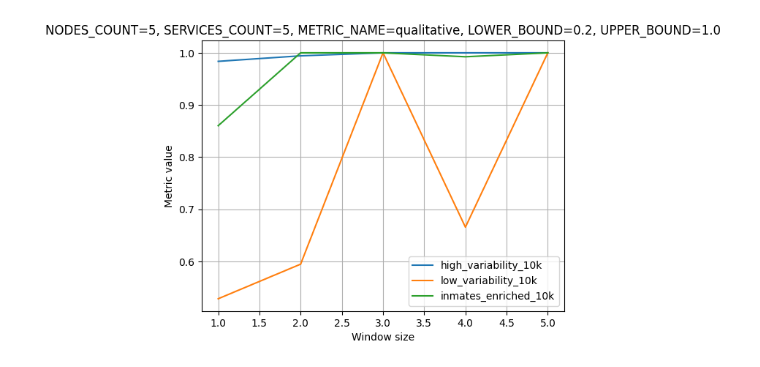
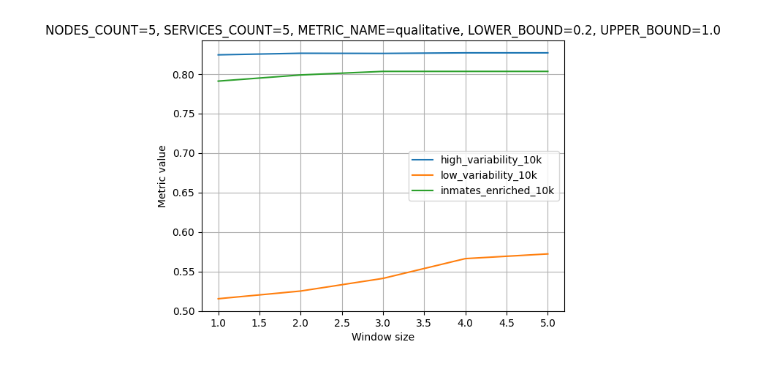
Before and after one commit to SESARLab/data-quality-simulator, a Jupyter notebook: notebooks/aggregate.ipynb, the cells around one changed output. Cells and saved outputs as stored; diff of their text form; code cells hidden in the pictures.

Commit message:
fix metrics comparison: metrics with lower values are better

```diff
--- a/notebooks/aggregate.ipynb
+++ b/notebooks/aggregate.ipynb
@@ -37,31 +37,20 @@ results_filters = [
     lambda df: df['nodes_count'] == NODES_COUNT,
     lambda df: df['metric_name'] == METRIC_NAME,
     lambda df: df['lower_bound'] == LOWER_BOUND,
-    lambda df: df['upper_bound'] == UPPER_BOUND
+    lambda df: df['upper_bound'] == UPPER_BOUND,
+    lambda df: df['description'] == 'column and row filtering with column_frac=0.2'
 ]
 
 def apply_filters_to_dataset(df, filters):
     compound_condition = functools.reduce(operator.and_, map(lambda filter: filter(df), filters))
     return df[compound_condition]
 
-exhaustive_metric_value = {
-    dataset: apply_filters_to_dataset(results,
-                                      results_filters + [
-                                          lambda df: df['dataset'] == dataset,
-                                          lambda df: df['window_size'] == NODES_COUNT
-                                      ]
-                                     ).metric_value.iloc[0] \
-        for dataset in tested_datasets
-}
-
 results_per_dataset = {}
 for dataset in tested_datasets:
     dataset_results = apply_filters_to_dataset(results, results_filters + [lambda df: df['dataset'] == dataset]) \
-        .sort_values(by=['experiment_id', 'window_size'])
+        .sort_values(by=['experiment_id', 'window_size', 'description'])
 
     display(dataset_results)
     results_per_dataset[dataset] = dataset_results
-
-exhaustive_metric_value
 # %% [output]
 |  | execution_time | experiment_id | window_size | max_nodes | nodes_count | max_services | services_count | ... |
@@ -88,18 +74,18 @@ exhaustive_metric_value
 # %%
 import matplotlib.pyplot as plt
 
 fig, ax = plt.subplots()
 # plt.figure(figsize=(10, 6))
 
 for dataset, dresults in results_per_dataset.items():
-    ax.plot(dresults['window_size'], dresults['metric_value'] / exhaustive_metric_value[dataset], label=dataset)
+    ax.plot(dresults['window_size'], dresults['metric_value'], label=dataset)
 
 ax.set_title(f'NODES_COUNT={NODES_COUNT}, SERVICES_COUNT={SERVICES_COUNT}, METRIC_NAME={METRIC_NAME}, LOWER_BOUND={LOWER_BOUND}, UPPER_BOUND={UPPER_BOUND}')
 ax.set_xlabel('Window size')
 ax.set_ylabel('Metric value')
 ax.grid(True)
 ax.legend()
 
 plt.show()
 # %% [output]
-[figure, old version]
+[figure, new version]
```
Also changed, not shown: parts of 1 cell of this notebook, 5 other files.
